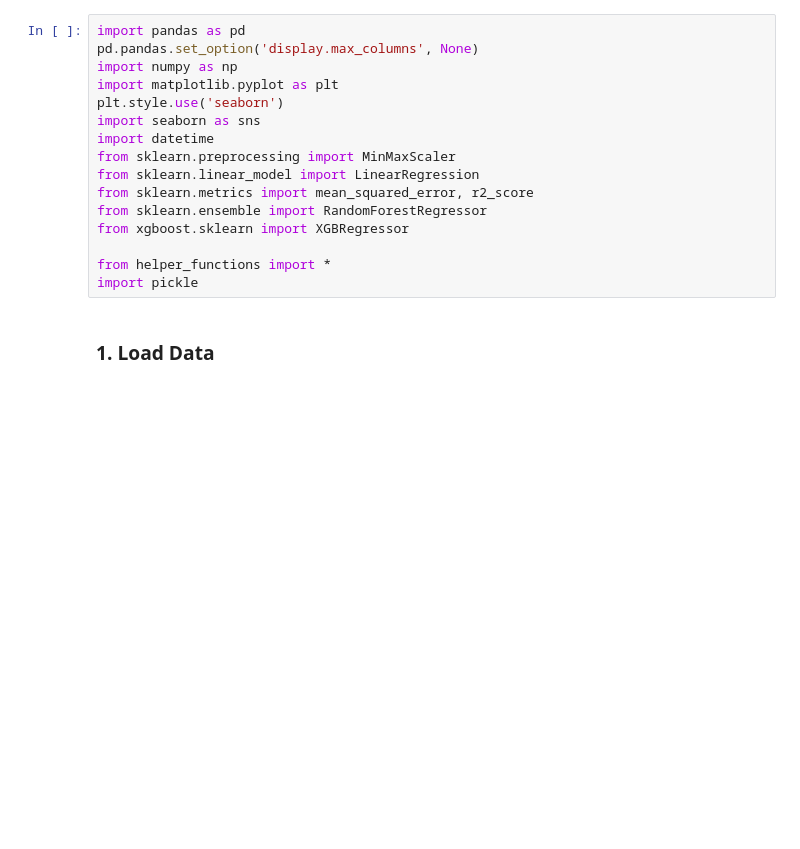
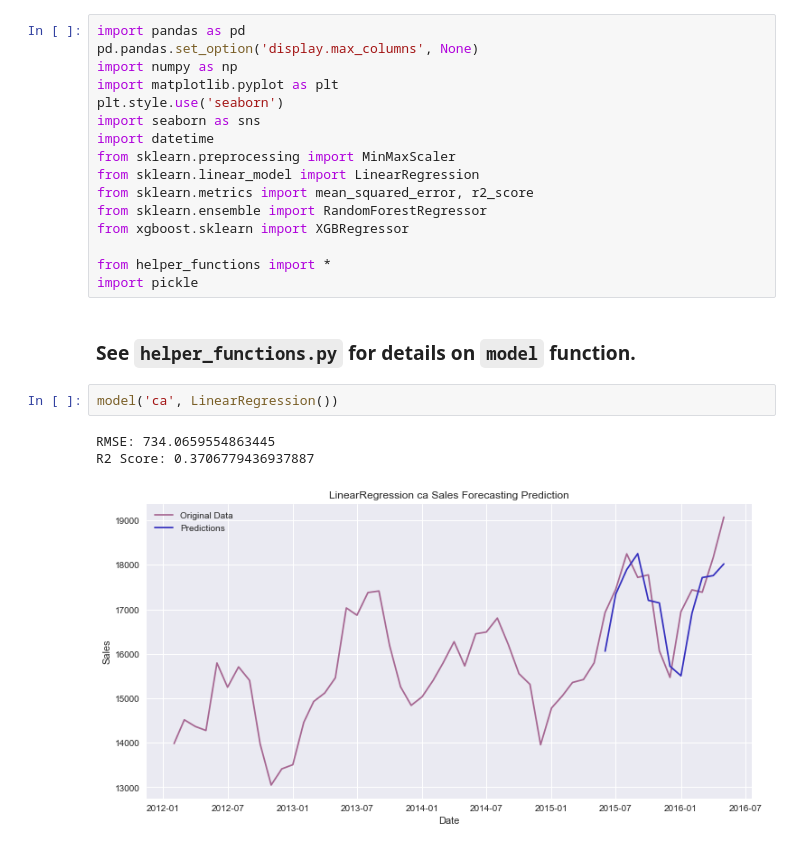
Before and after one commit to czaloumi/forecasting-time-series, a Jupyter notebook: src/1_ca_regression.ipynb, the cells around one changed output. Saved outputs shown, nothing was run; the diff lists cells and outputs as text; blank space fills up the shorter version.

```diff
--- a/src/1_ca_regression.ipynb
+++ b/src/1_ca_regression.ipynb
@@ -14,5 +14,11 @@ from xgboost.sklearn import XGBRegressor
 
 from helper_functions import *
 import pickle
-# %% [markdown]
-### 1. Load Data
+# %% [markdown]
+### See `helper_functions.py` for details on `model` function.
+# %%
+model('ca', LinearRegression())
+# %% [output]
+RMSE: 734.0659554863445
+R2 Score: 0.3706779436937887
+[figure, added]
```
Also changed, not shown: parts of 17 cells of this notebook, 5 other files.
